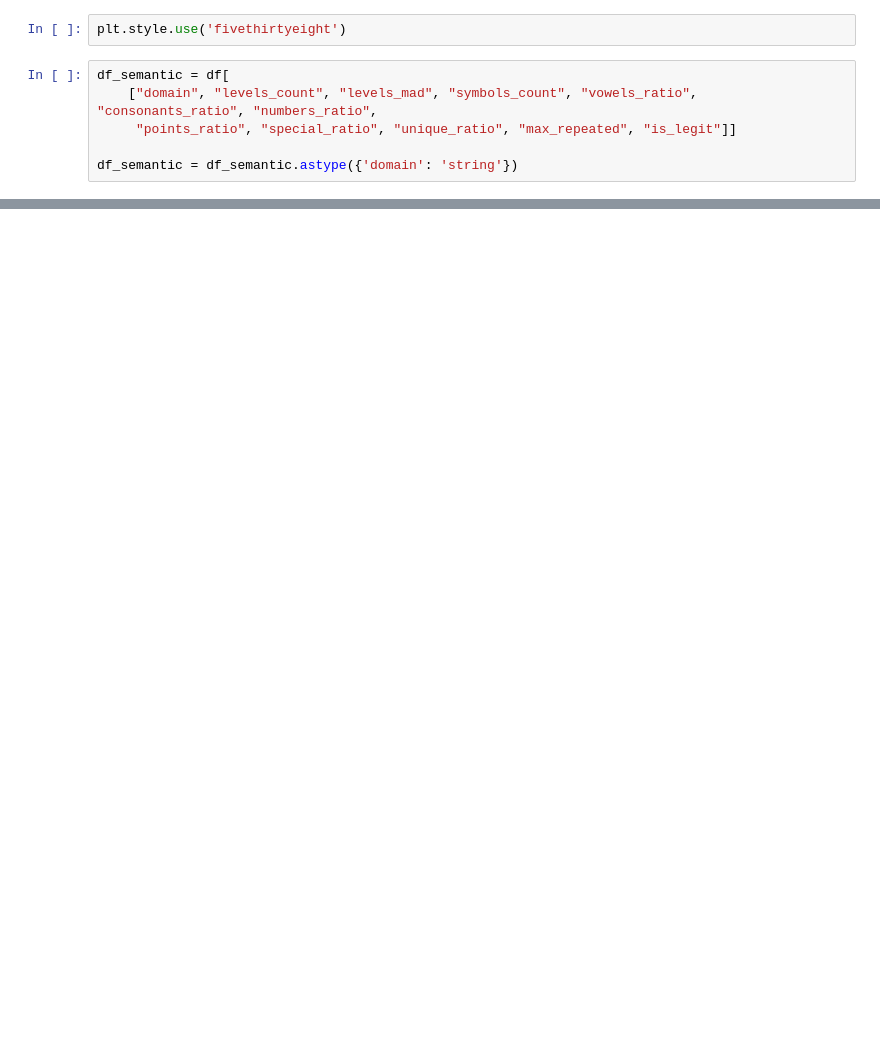
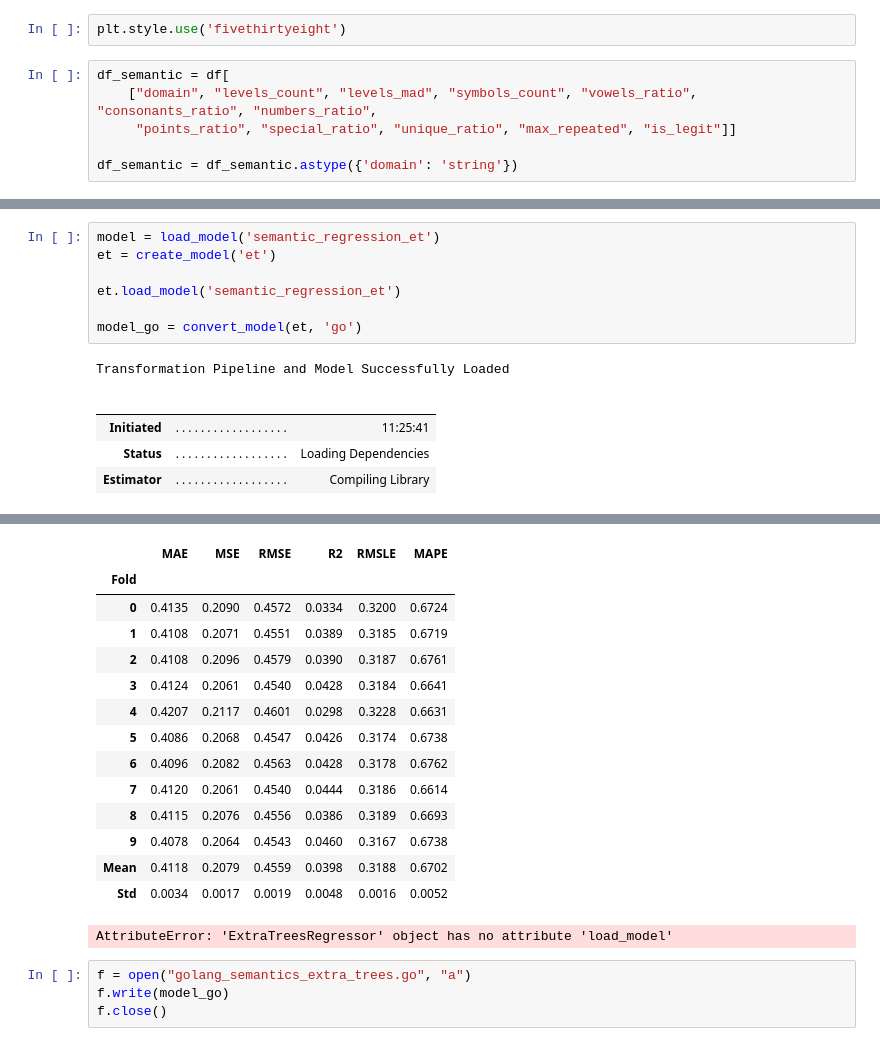
Before and after one commit to Qvineox/domain-threat-intelligence-analyzer-mirror, a Jupyter notebook: jupyter/notebooks/dns_semantic.ipynb, the cells around one changed output, grey strips where cells are left out. Drawn from its saved outputs; the diff is of its cells as text; blank space fills up the shorter version.

```diff
--- a/jupyter/notebooks/dns_semantic.ipynb
+++ b/jupyter/notebooks/dns_semantic.ipynb
@@ -186,0 +413,14 @@ Please recompile with CMake option -DUSE_CUDA=1
+# %%
+model = load_model('semantic_regression_et')
+et = create_model('et')
+
+et.load_model('semantic_regression_et')
+
+model_go = convert_model(et, 'go')
+# %% [output]
+Transformation Pipeline and Model Successfully Loaded
+|  |  |  |
+|  |  |  |
+| Initiated | . . . . . . . . . . . . . . . . . . | 11:25:41 |
+| Status | . . . . . . . . . . . . . . . . . . | Loading Dependencies |
+| Estimator | . . . . . . . . . . . . . . . . . . | Compiling Library |
@@ -186,0 +428,19 @@ Please recompile with CMake option -DUSE_CUDA=1
+|  | MAE | MSE | RMSE | R2 | RMSLE | MAPE |
+| Fold |  |  |  |  |  |  |
+| 0 | 0.4135 | 0.2090 | 0.4572 | 0.0334 | 0.3200 | 0.6724 |
+| 1 | 0.4108 | 0.2071 | 0.4551 | 0.0389 | 0.3185 | 0.6719 |
+| 2 | 0.4108 | 0.2096 | 0.4579 | 0.0390 | 0.3187 | 0.6761 |
+| 3 | 0.4124 | 0.2061 | 0.4540 | 0.0428 | 0.3184 | 0.6641 |
+| 4 | 0.4207 | 0.2117 | 0.4601 | 0.0298 | 0.3228 | 0.6631 |
+| 5 | 0.4086 | 0.2068 | 0.4547 | 0.0426 | 0.3174 | 0.6738 |
+| 6 | 0.4096 | 0.2082 | 0.4563 | 0.0428 | 0.3178 | 0.6762 |
+| 7 | 0.4120 | 0.2061 | 0.4540 | 0.0444 | 0.3186 | 0.6614 |
+| 8 | 0.4115 | 0.2076 | 0.4556 | 0.0386 | 0.3189 | 0.6693 |
+| 9 | 0.4078 | 0.2064 | 0.4543 | 0.0460 | 0.3167 | 0.6738 |
+| Mean | 0.4118 | 0.2079 | 0.4559 | 0.0398 | 0.3188 | 0.6702 |
+| Std | 0.0034 | 0.0017 | 0.0019 | 0.0048 | 0.0016 | 0.0052 |
+AttributeError: 'ExtraTreesRegressor' object has no attribute 'load_model'
+# %%
+f = open("golang_semantics_extra_trees.go", "a")
+f.write(model_go)
+f.close()
```
Also changed, not shown: parts of 14 cells of this notebook, 21 other files.
